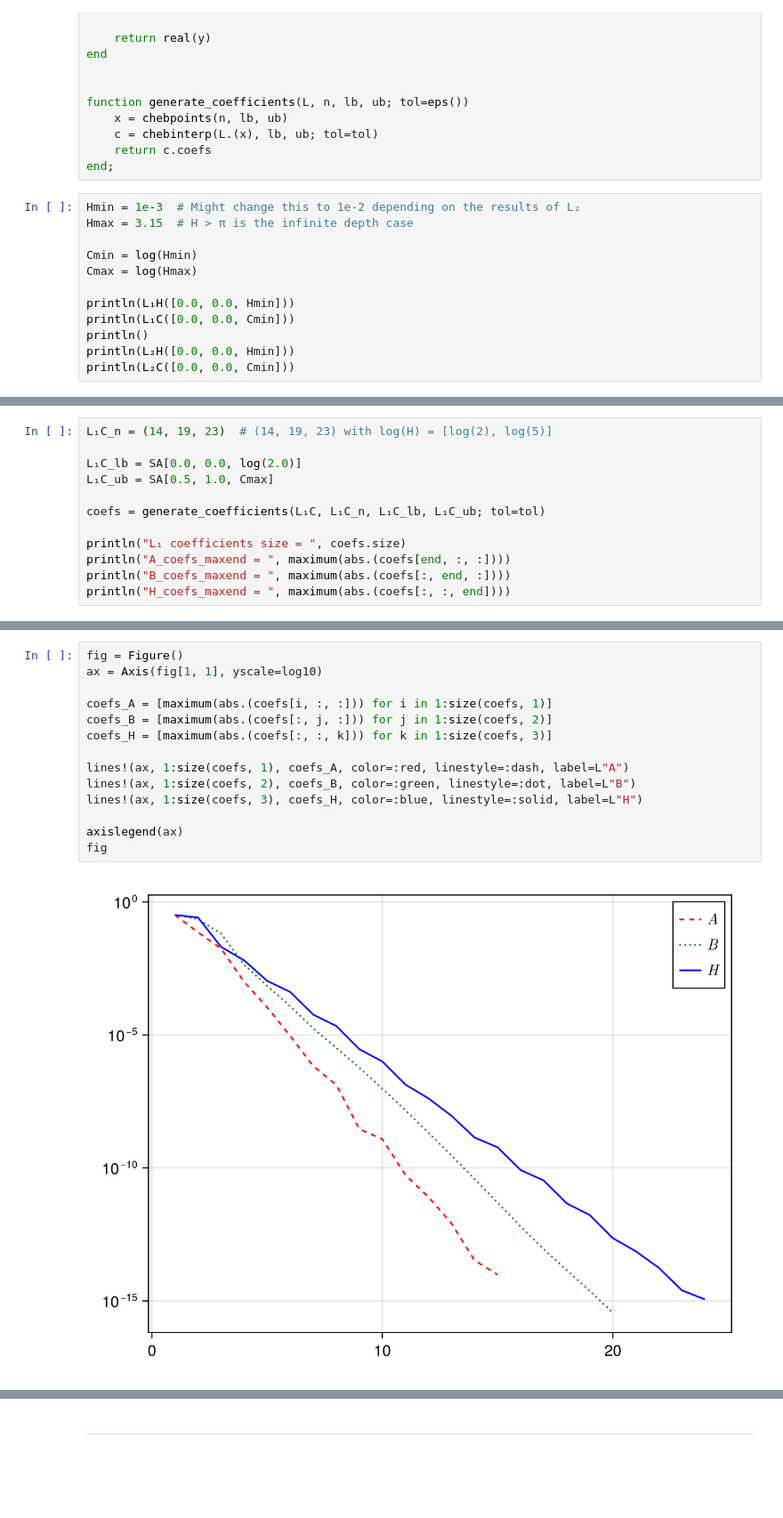
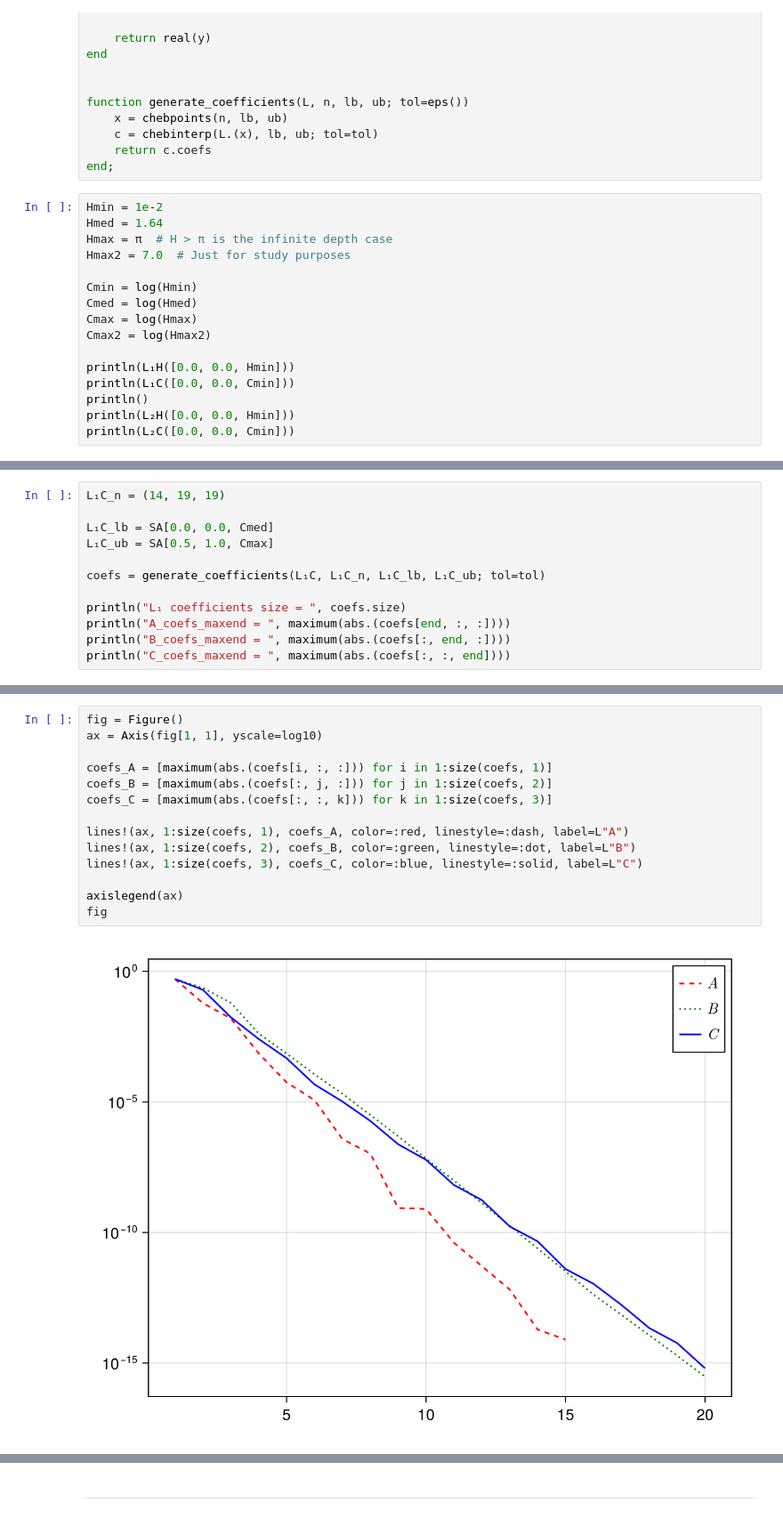
Before and after one commit to rodpcastro/WaveGreen2D.jl, a Jupyter notebook: notebooks/chebdomains02.ipynb, the cells around one changed output, grey strips where cells are left out. Shown at 89% size. Drawn from its saved outputs; the diff is of its cells as text; blank space fills up the shorter version.

```diff
--- a/notebooks/chebdomains02.ipynb
+++ b/notebooks/chebdomains02.ipynb
@@ -129,11 +129,15 @@ function generate_coefficients(L, n, lb, ub; tol=eps())
     return c.coefs
 end;
 # %%
-Hmin = 1e-3  # Might change this to 1e-2 depending on the results of L₂
-Hmax = 3.15  # H > π is the infinite depth case
+Hmin = 1e-2
+Hmed = 1.64
+Hmax = π  # H > π is the infinite depth case
+Hmax2 = 7.0  # Just for study purposes
 
 Cmin = log(Hmin)
+Cmed = log(Hmed)
 Cmax = log(Hmax)
+Cmax2 = log(Hmax2)
 
 println(L₁H([0.0, 0.0, Hmin]))
 println(L₁C([0.0, 0.0, Cmin]))
@@ -182,7 +186,7 @@ fig
 # %%
-L₁C_n = (14, 19, 23)  # (14, 19, 23) with log(H) = [log(2), log(5)]
+L₁C_n = (14, 19, 19)
 
-L₁C_lb = SA[0.0, 0.0, log(2.0)]
+L₁C_lb = SA[0.0, 0.0, Cmed]
 L₁C_ub = SA[0.5, 1.0, Cmax]
 
 coefs = generate_coefficients(L₁C, L₁C_n, L₁C_lb, L₁C_ub; tol=tol)
@@ -190,5 +194,5 @@ coefs = generate_coefficients(L₁C, L₁C_n, L₁C_lb, L₁C_ub; tol=tol)
 println("L₁ coefficients size = ", coefs.size)
 println("A_coefs_maxend = ", maximum(abs.(coefs[end, :, :])))
 println("B_coefs_maxend = ", maximum(abs.(coefs[:, end, :])))
-println("H_coefs_maxend = ", maximum(abs.(coefs[:, :, end])))
+println("C_coefs_maxend = ", maximum(abs.(coefs[:, :, end])))
 # %% [output]
@@ -199,16 +203,16 @@ H_coefs_maxend = 1.1335235536153281e-15
 # %%
 fig = Figure()
 ax = Axis(fig[1, 1], yscale=log10)
 
 coefs_A = [maximum(abs.(coefs[i, :, :])) for i in 1:size(coefs, 1)]
 coefs_B = [maximum(abs.(coefs[:, j, :])) for j in 1:size(coefs, 2)]
-coefs_H = [maximum(abs.(coefs[:, :, k])) for k in 1:size(coefs, 3)]
+coefs_C = [maximum(abs.(coefs[:, :, k])) for k in 1:size(coefs, 3)]
 
 lines!(ax, 1:size(coefs, 1), coefs_A, color=:red, linestyle=:dash, label=L"A")
 lines!(ax, 1:size(coefs, 2), coefs_B, color=:green, linestyle=:dot, label=L"B")
-lines!(ax, 1:size(coefs, 3), coefs_H, color=:blue, linestyle=:solid, label=L"H")
+lines!(ax, 1:size(coefs, 3), coefs_C, color=:blue, linestyle=:solid, label=L"C")
 
 axislegend(ax)
 fig
 # %% [output]
-[figure, old version]
+[figure, new version]
```
Also changed, not shown: parts of 22 cells of this notebook.
